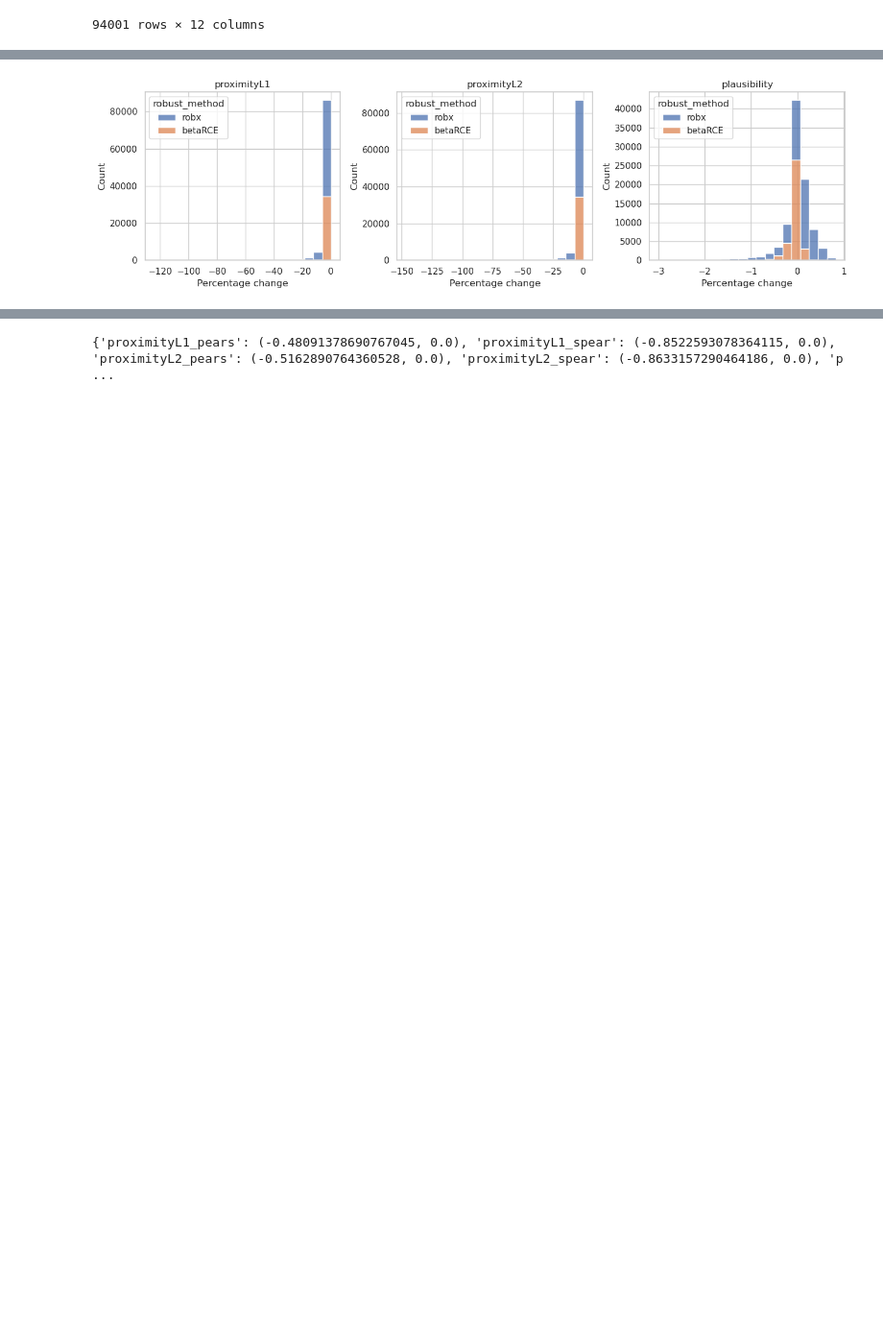
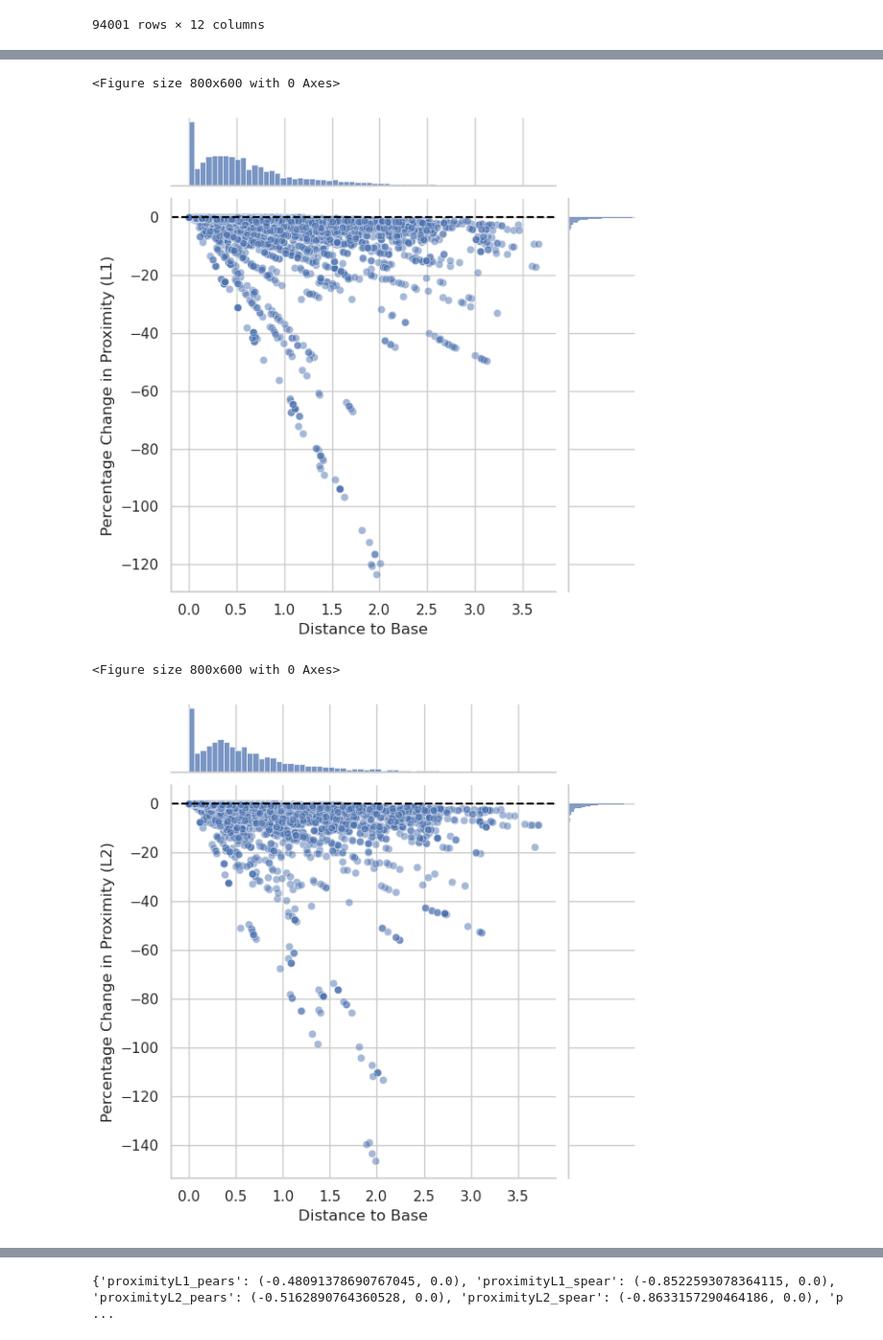
Before and after one commit to istepka/betarce, a Jupyter notebook: experiments/notebooks/rebuttal_correlation.ipynb, the cells around one changed output, grey strips where cells are left out. Shown: that part at 96% size. Cells and saved outputs as stored; diff of their text form; code cells hidden in the pictures; blank space fills up the shorter version.

Commit message:
Update correlation visualization

```diff
--- a/experiments/notebooks/rebuttal_correlation.ipynb
+++ b/experiments/notebooks/rebuttal_correlation.ipynb
@@ -295,29 +249,42 @@ plt.show()
-# %%
-# Create subplots for histograms
-fig, axes = plt.subplots(1, 3, figsize=(18, 4))
-axes = axes.flatten()
-
-# Plot histograms for each metric
-for i, metric in enumerate(metrics):
-    ax = axes[i]
-    hist = sns.histplot(
-        data=new_df,
-        x=f"perc_change_{metric}",
-        ax=ax,
-        bins=20,
-        hue="robust_method",
-        # kde=True,  # Add a Kernel Density Estimate for smoother distribution visualization
-        multiple="stack",  # Stack histograms for better comparison
-    )
-    ax.set_title(metric)
-    ax.set_xlabel("Percentage change")
-    ax.set_ylabel("Count")
-
-
-
-# Adjust layout to make room for the shared legend
-plt.tight_layout(rect=[0, 0, 0.75, 1])
-plt.savefig(f"{images_dir}/percent_change_histograms.png", dpi=300, bbox_inches="tight")
-plt.show()
-# %% [output]
-[figure, removed]
+# %%
+import matplotlib.pyplot as plt
+import seaborn as sns
+
+trans = {
+    "proximityL1": "Proximity (L1)",
+    "proximityL2": "Proximity (L2)",
+    "plausibility": "Plausibility",
+}
+
+# Create individual figures for each metric
+for metric in metrics:
+    # Create a figure with a custom grid layout
+    fig = plt.figure(figsize=(8, 6))
+
+    sns.jointplot(
+        data=new_df.sample(10000),
+        x="reference",
+        y=f"perc_change_{metric}",
+        kind="scatter",
+        alpha=0.5,
+    )
+
+    metric = trans[metric]
+
+    # draw black line at y=0
+    plt.axhline(0, color="black", linestyle="--")
+    plt.xlabel("Distance to Base")
+    plt.ylabel(f"Percentage Change in {metric}")
+
+    plt.savefig(
+        f"{images_dir}/percent_change_vs_reference_{metric}.png",
+        dpi=300,
+        bbox_inches="tight",
+    )
+    plt.show()
+    plt.close()  # Close the figure to free up memory
+# %% [output]
+<Figure size 800x600 with 0 Axes>
+[figure, added]
+<Figure size 800x600 with 0 Axes>
+[figure, added]
```
Also changed, not shown: parts of 4 cells of this notebook.
